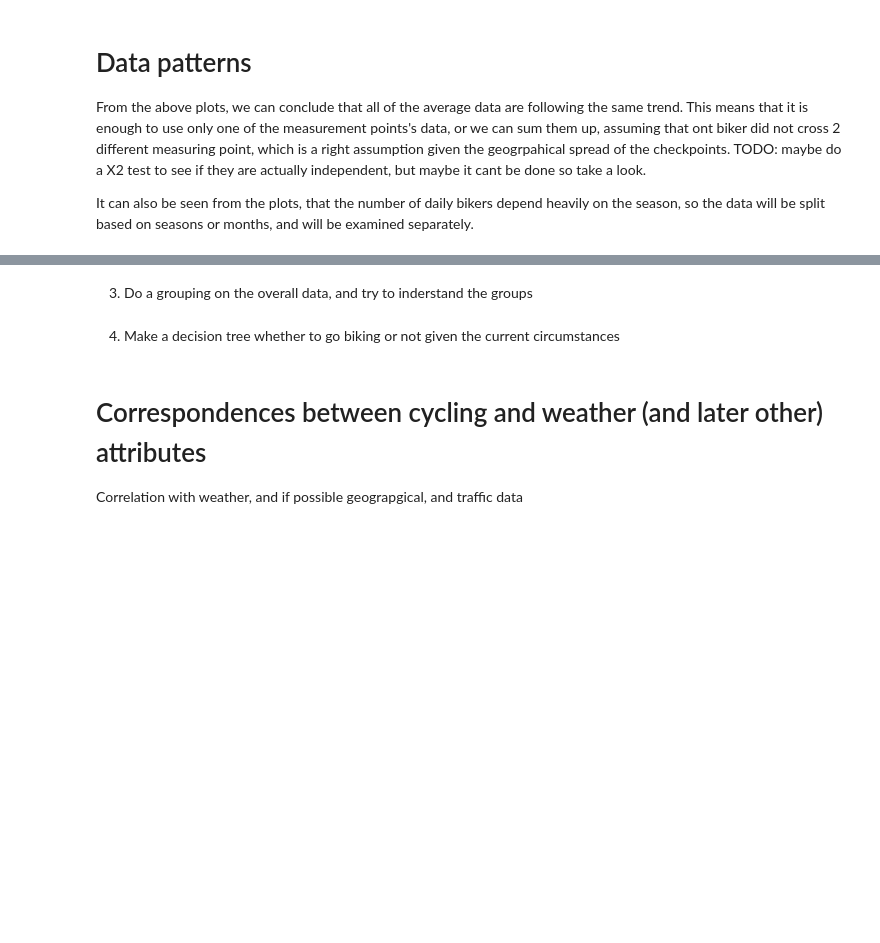
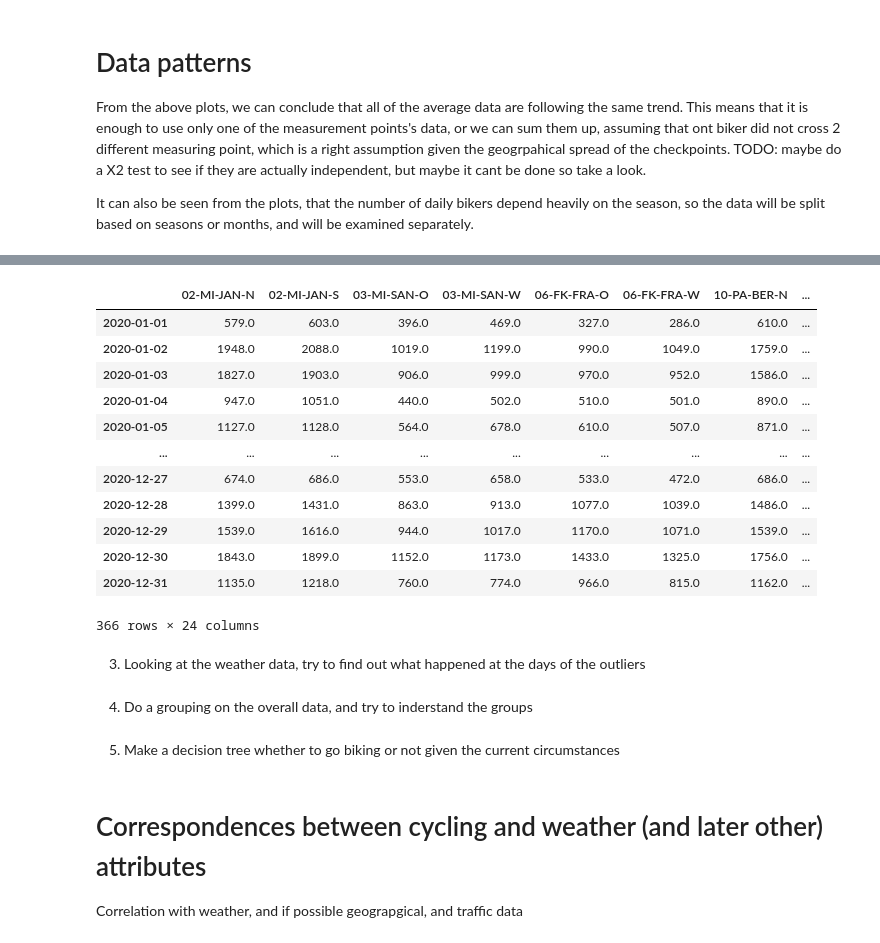
Before and after one commit to hgandras/DataMining, a Jupyter notebook: SemesterProject/BerlinBiking.ipynb, the cells around one changed output, grey strips where cells are left out. Cells and saved outputs as stored; diff of their text form; code cells hidden in the pictures; blank space fills up the shorter version.

```diff
--- a/SemesterProject/BerlinBiking.ipynb
+++ b/SemesterProject/BerlinBiking.ipynb
@@ -243,7 +323,25 @@ It can also be seen from the plots, that the number of daily bikers depend heavi
+# %%
+y2020
+# %% [output]
+|  | 02-MI-JAN-N | 02-MI-JAN-S | 03-MI-SAN-O | 03-MI-SAN-W | 06-FK-FRA-O | 06-FK-FRA-W | 10-PA-BER-N | ... |
+| 2020-01-01 | 579.0 | 603.0 | 396.0 | 469.0 | 327.0 | 286.0 | 610.0 | ... |
+| 2020-01-02 | 1948.0 | 2088.0 | 1019.0 | 1199.0 | 990.0 | 1049.0 | 1759.0 | ... |
+| 2020-01-03 | 1827.0 | 1903.0 | 906.0 | 999.0 | 970.0 | 952.0 | 1586.0 | ... |
+| 2020-01-04 | 947.0 | 1051.0 | 440.0 | 502.0 | 510.0 | 501.0 | 890.0 | ... |
+| 2020-01-05 | 1127.0 | 1128.0 | 564.0 | 678.0 | 610.0 | 507.0 | 871.0 | ... |
+| ... | ... | ... | ... | ... | ... | ... | ... | ... |
+| 2020-12-27 | 674.0 | 686.0 | 553.0 | 658.0 | 533.0 | 472.0 | 686.0 | ... |
+| 2020-12-28 | 1399.0 | 1431.0 | 863.0 | 913.0 | 1077.0 | 1039.0 | 1486.0 | ... |
+| 2020-12-29 | 1539.0 | 1616.0 | 944.0 | 1017.0 | 1170.0 | 1071.0 | 1539.0 | ... |
+| 2020-12-30 | 1843.0 | 1899.0 | 1152.0 | 1173.0 | 1433.0 | 1325.0 | 1756.0 | ... |
+| 2020-12-31 | 1135.0 | 1218.0 | 760.0 | 774.0 | 966.0 | 815.0 | 1162.0 | ... |
+366 rows × 24 columns
+# %% [markdown]
+3. Looking at the weather data, try to find out what happened at the days of the outliers
 # %% [markdown]
-3. Do a grouping on the overall data, and try to inderstand the groups
+4. Do a grouping on the overall data, and try to inderstand the groups
 # %% [markdown]
-4. Make a decision tree whether to go biking or not given the current circumstances
+5. Make a decision tree whether to go biking or not given the current circumstances
 # %% [markdown]
 # Correspondences between cycling and weather (and later other) attributes
 Correlation with weather, and if possible geograpgical, and traffic data
```
Also changed, not shown: parts of 11 cells of this notebook.
